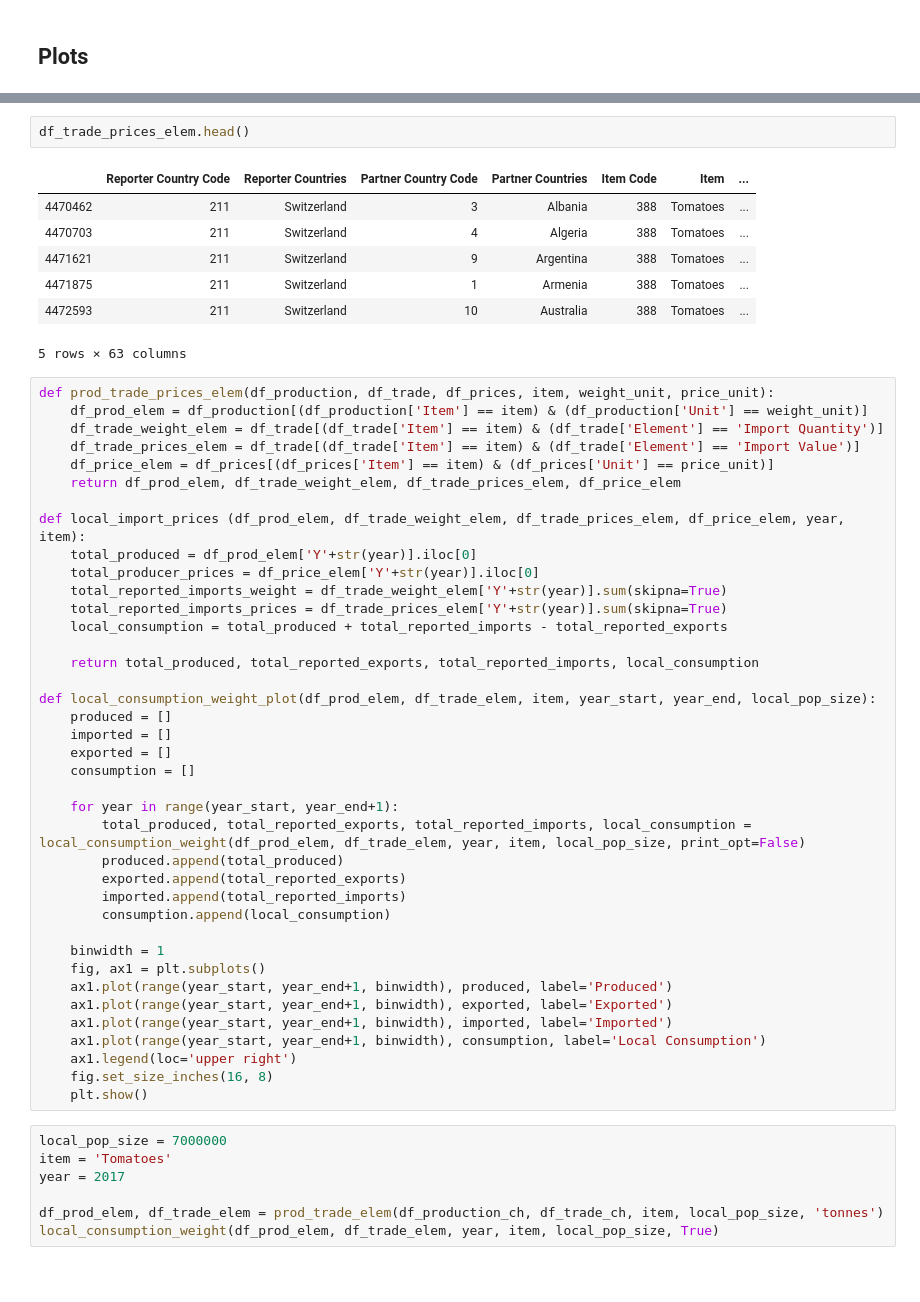
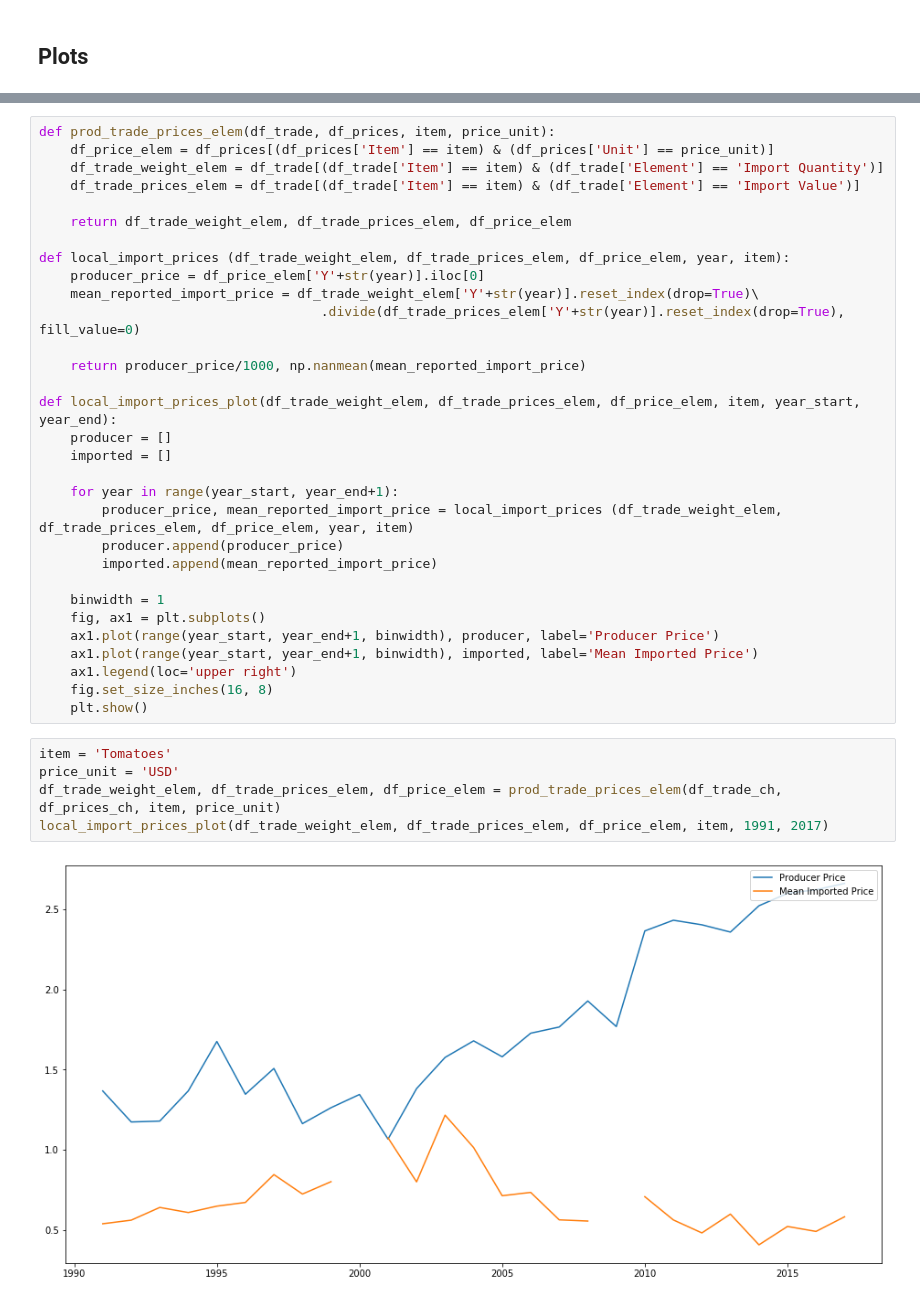
Before and after one commit to n-poulsen/GranADA, a Jupyter notebook: code/localConsumption.ipynb, the cells around one changed output, grey strips where cells are left out. Saved outputs shown, nothing was run; the diff lists cells and outputs as text; blank space fills up the shorter version.

Commit message:
Finished comparison between producer prices and import prices

```diff
--- a/code/localConsumption.ipynb
+++ b/code/localConsumption.ipynb
@@ -222,56 +213,38 @@ df_price_elem = df_prices_ch[(df_prices_ch['Item'] == item) & (df_prices_ch['Uni
-# %%
-df_trade_prices_elem.head()
-# %% [output]
-|  | Reporter Country Code | Reporter Countries | Partner Country Code | Partner Countries | Item Code | Item | ... |
-| 4470462 | 211 | Switzerland | 3 | Albania | 388 | Tomatoes | ... |
-| 4470703 | 211 | Switzerland | 4 | Algeria | 388 | Tomatoes | ... |
-| 4471621 | 211 | Switzerland | 9 | Argentina | 388 | Tomatoes | ... |
-| 4471875 | 211 | Switzerland | 1 | Armenia | 388 | Tomatoes | ... |
-| 4472593 | 211 | Switzerland | 10 | Australia | 388 | Tomatoes | ... |
-5 rows × 63 columns
 # %%
-def prod_trade_prices_elem(df_production, df_trade, df_prices, item, weight_unit, price_unit):
-    df_prod_elem = df_production[(df_production['Item'] == item) & (df_production['Unit'] == weight_unit)]
+def prod_trade_prices_elem(df_trade, df_prices, item, price_unit):
+    df_price_elem = df_prices[(df_prices['Item'] == item) & (df_prices['Unit'] == price_unit)]
     df_trade_weight_elem = df_trade[(df_trade['Item'] == item) & (df_trade['Element'] == 'Import Quantity')]
     df_trade_prices_elem = df_trade[(df_trade['Item'] == item) & (df_trade['Element'] == 'Import Value')]
-    df_price_elem = df_prices[(df_prices['Item'] == item) & (df_prices['Unit'] == price_unit)]
-    return df_prod_elem, df_trade_weight_elem, df_trade_prices_elem, df_price_elem
 
-def local_import_prices (df_prod_elem, df_trade_weight_elem, df_trade_prices_elem, df_price_elem, year, item):
-    total_produced = df_prod_elem['Y'+str(year)].iloc[0]
-    total_producer_prices = df_price_elem['Y'+str(year)].iloc[0]
-    total_reported_imports_weight = df_trade_weight_elem['Y'+str(year)].sum(skipna=True)
-    total_reported_imports_prices = df_trade_prices_elem['Y'+str(year)].sum(skipna=True)
-    local_consumption = total_produced + total_reported_imports - total_reported_exports
+    return df_trade_weight_elem, df_trade_prices_elem, df_price_elem
 
-    return total_produced, total_reported_exports, total_reported_imports, local_consumption
+def local_import_prices (df_trade_weight_elem, df_trade_prices_elem, df_price_elem, year, item):
+    producer_price = df_price_elem['Y'+str(year)].iloc[0]
+    mean_reported_import_price = df_trade_weight_elem['Y'+str(year)].reset_index(drop=True)\
+                                    .divide(df_trade_prices_elem['Y'+str(year)].reset_index(drop=True), fill_value=0)
 
-def local_consumption_weight_plot(df_prod_elem, df_trade_elem, item, year_start, year_end, local_pop_size):
-    produced = []
+    return producer_price/1000, np.nanmean(mean_reported_import_price)
+
+def local_import_prices_plot(df_trade_weight_elem, df_trade_prices_elem, df_price_elem, item, year_start, year_end):
+    producer = []
     imported = []
-    exported = []
-    consumption = []
 
     for year in range(year_start, year_end+1):
-        total_produced, total_reported_exports, total_reported_imports, local_consumption = local_consumption_weight(df_prod_elem, df_trade_elem, year, item, local_pop_size, print_opt=False)
-        produced.append(total_produced)
-        exported.append(total_reported_exports)
-        imported.append(total_reported_imports)
-        consumption.append(local_consumption)
+        producer_price, mean_reported_import_price = local_import_prices (df_trade_weight_elem, df_trade_prices_elem, df_price_elem, year, item)
+        producer.append(producer_price)
+        imported.append(mean_reported_import_price)
 
     binwidth = 1
     fig, ax1 = plt.subplots()
-    ax1.plot(range(year_start, year_end+1, binwidth), produced, label='Produced')
-    ax1.plot(range(year_start, year_end+1, binwidth), exported, label='Exported')
-    ax1.plot(range(year_start, year_end+1, binwidth), imported, label='Imported')
-    ax1.plot(range(year_start, year_end+1, binwidth), consumption, label='Local Consumption')
+    ax1.plot(range(year_start, year_end+1, binwidth), producer, label='Producer Price')
+    ax1.plot(range(year_start, year_end+1, binwidth), imported, label='Mean Imported Price')
     ax1.legend(loc='upper right')
     fig.set_size_inches(16, 8)
     plt.show()
-# %%
-local_pop_size = 7000000
-item = 'Tomatoes'
-year = 2017
-
-df_prod_elem, df_trade_elem = prod_trade_elem(df_production_ch, df_trade_ch, item, local_pop_size, 'tonnes')
-local_consumption_weight(df_prod_elem, df_trade_elem, year, item, local_pop_size, True)
+# %%
+item = 'Tomatoes'
+price_unit = 'USD'
+df_trade_weight_elem, df_trade_prices_elem, df_price_elem = prod_trade_prices_elem(df_trade_ch, df_prices_ch, item, price_unit)
+local_import_prices_plot(df_trade_weight_elem, df_trade_prices_elem, df_price_elem, item, 1991, 2017)
+# %% [output]
+[figure, added]
```
Also changed, not shown: parts of 2 cells of this notebook.
